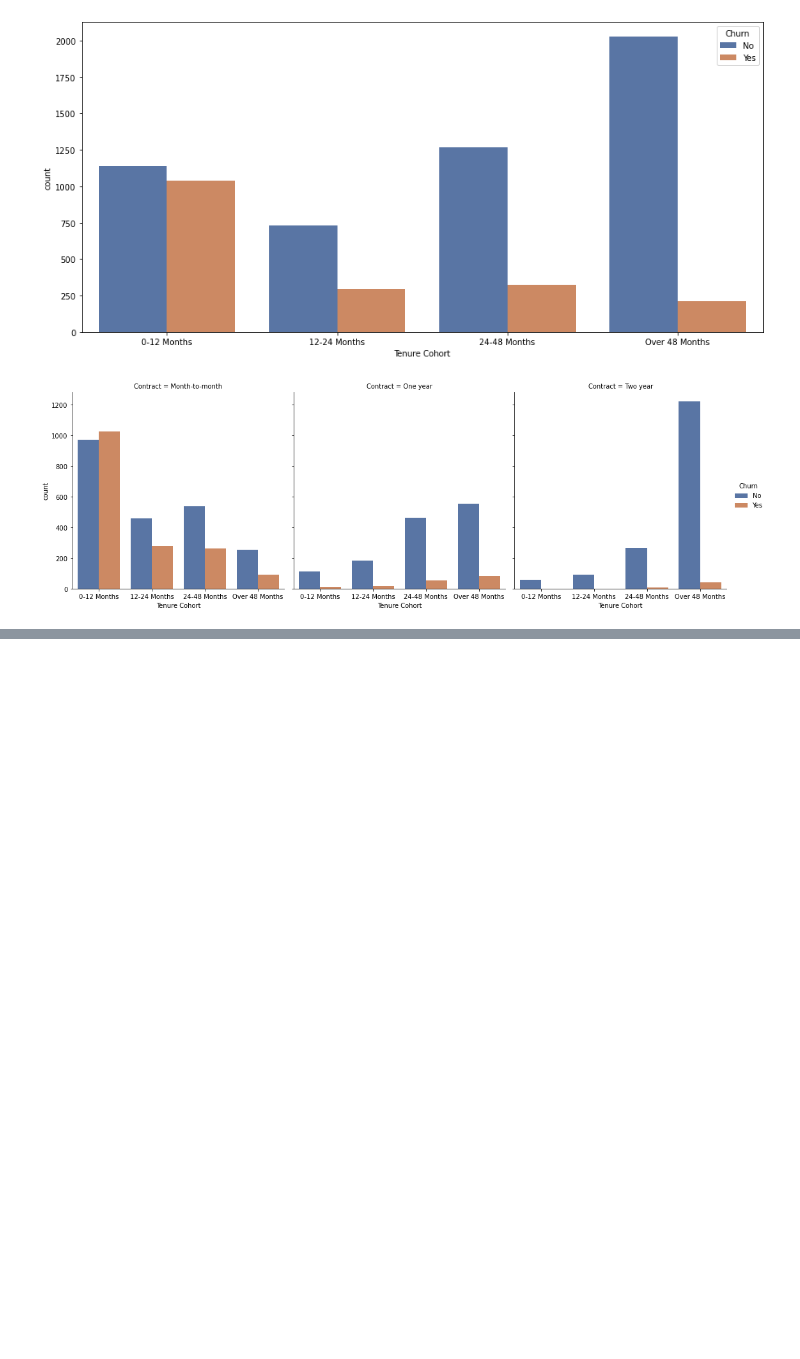
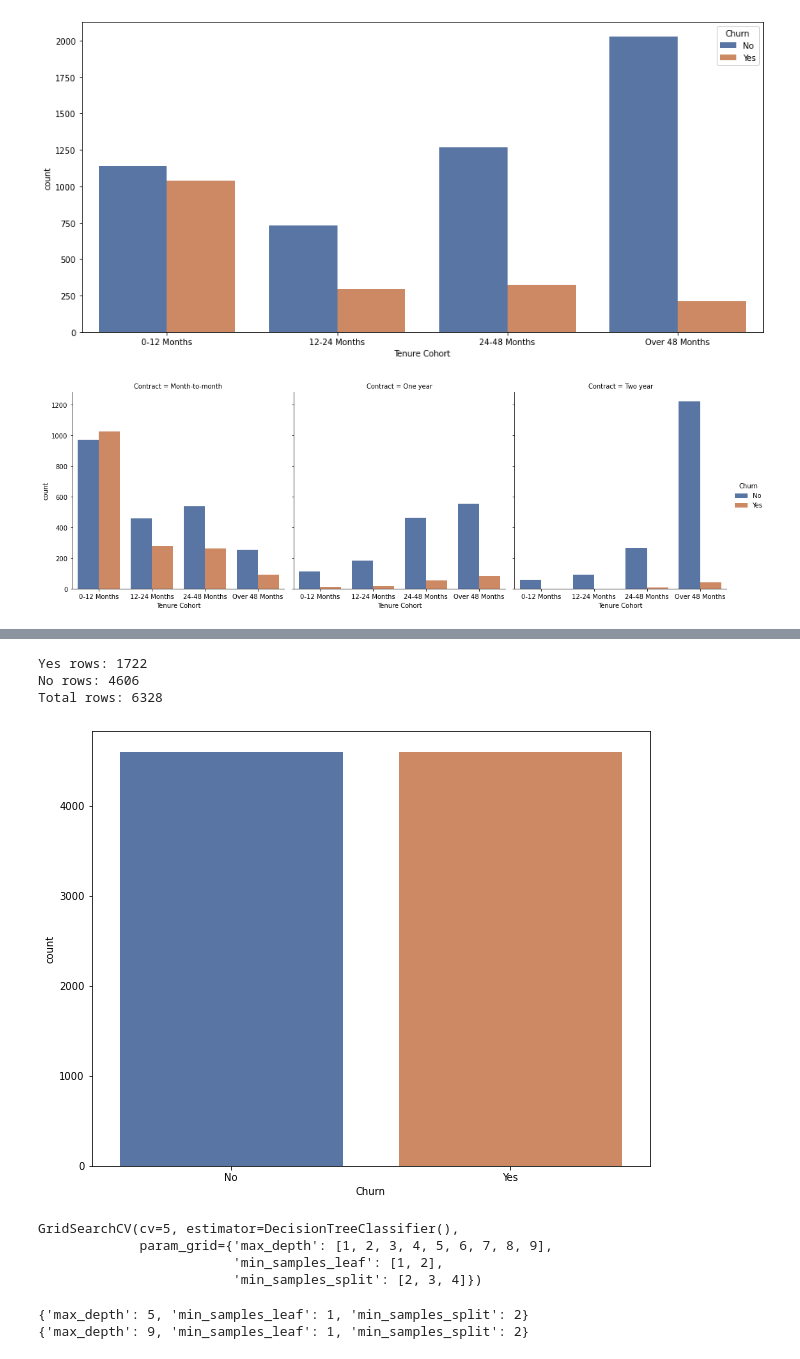
Before and after one commit to Robert-F-Mulligan/customer-churn-analysis, a Jupyter notebook: notebooks/customer-churn-analysis.ipynb, the cells around one changed output, grey strips where cells are left out. Saved outputs shown, nothing was run; the diff lists cells and outputs as text; code cells hidden in the pictures; blank space fills up the shorter version.

```diff
--- a/notebooks/customer-churn-analysis.ipynb
+++ b/notebooks/customer-churn-analysis.ipynb
@@ -381,0 +367,75 @@ sns.catplot(data=cohort_df, x='Tenure Cohort', hue='Churn', col='Contract', kind
+# %%
+# test train spllit
+
+X = df.drop(columns=['Churn','customerID'])
+X = pd.get_dummies(X,drop_first=True)
+y = df['Churn']
+
+X_train, X_test, y_train, y_test = train_test_split(X, y, test_size=0.1, random_state=101)
+# %%
+# analyze the label classes
+
+y_train_min = y_train[y_train.values=='Yes']
+y_train_maj = y_train[y_train.values=='No']
+
+X_train_min = X_train.loc[X_train.index.isin(y_train_min.index)]
+X_train_maj = X_train.loc[~X_train.index.isin(y_train_min.index)]
+
+print(f'Yes rows: {len(min_ix)}')
+print(f'No rows: {len(maj_ix)}')
+print(f'Total rows: {len(maj_ix) + len(min_ix)}')
+# %% [output]
+Yes rows: 1722
+No rows: 4606
+Total rows: 6328
+# %%
+# resample minority class
+
+X_train_resample = resample(X_train_min,
+                            replace=True,     # sample with replacement
+                            n_samples=4606,    # to match majority class
+                            random_state=101) # reproducible results
+
+y_train_resample = resample(y_train_min,
+                            replace=True,     # sample with replacement
+                            n_samples=4606,    # to match majority class
+                            random_state=101) # reproducible results
+# %%
+X_train_r = pd.concat([X_train_maj, X_train_resample])
+y_train_r = pd.concat([y_train_maj, y_train_resample])
+
+train_df = pd.concat([X_train_r, y_train_r], axis='columns')
+
+fig, ax = plt.subplots(figsize=(10,8))
+sns.countplot(data=train_df, x='Churn', ax=ax);
+# %% [output]
+[figure, added]
+# %%
+param_grid = {
+    'max_depth' : [n for n in range(1,10)],
+    'min_samples_split': [2, 3, 4],
+    'min_samples_leaf': [1,2]
+}
+
+# decision tree
+
+dt = DecisionTreeClassifier()
+dt_r = DecisionTreeClassifier()
+
+
+clf = GridSearchCV(estimator=dt, param_grid=param_grid, cv=5)
+clf_r = GridSearchCV(estimator=dt_r, param_grid=param_grid, cv=5)
+
+clf.fit(X_train, y_train)
+clf_r.fit(X_train_r, y_train_r)
+# %% [output]
+GridSearchCV(cv=5, estimator=DecisionTreeClassifier(),
+             param_grid={'max_depth': [1, 2, 3, 4, 5, 6, 7, 8, 9],
+                         'min_samples_leaf': [1, 2],
+                         'min_samples_split': [2, 3, 4]})
+# %%
+print(clf.best_params_)
+print(clf_r.best_params_)
+# %% [output]
+{'max_depth': 5, 'min_samples_leaf': 1, 'min_samples_split': 2}
+{'max_depth': 9, 'min_samples_leaf': 1, 'min_samples_split': 2}
```
Also changed, not shown: parts of 15 cells of this notebook.
